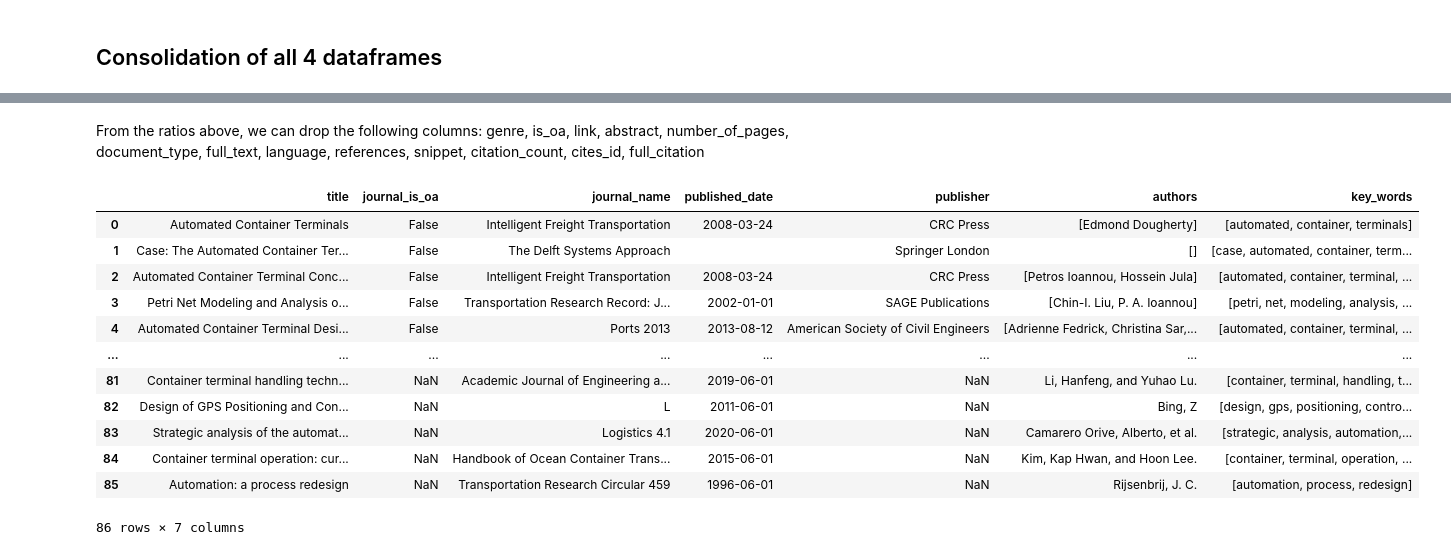
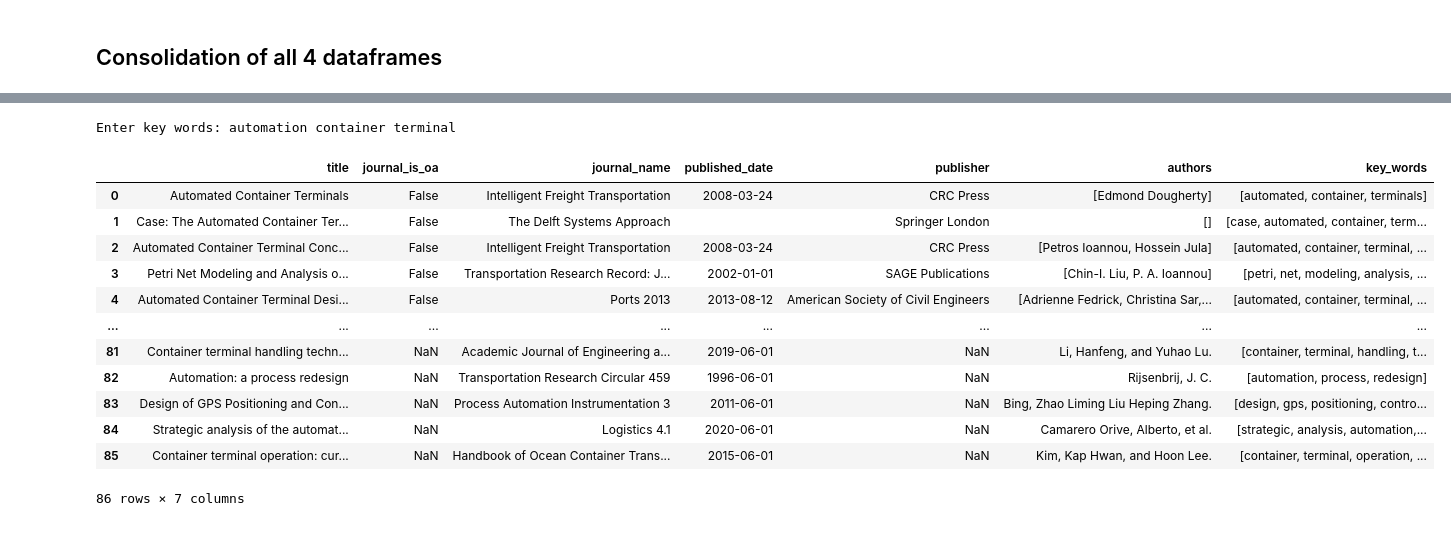
Before and after one commit to jhupiterz/research-analytics, a Jupyter notebook: Notebooks/test_other_apis.ipynb, the cells around one changed output, grey strips where cells are left out. Saved outputs shown, nothing was run; the diff lists cells and outputs as text; code cells hidden in the pictures.

Commit message:
added consolidated df module and tested it in notebook

```diff
--- a/Notebooks/test_other_apis.ipynb
+++ b/Notebooks/test_other_apis.ipynb
@@ -237,4 +88,2 @@ df_google = df_google.rename(columns={'resources_link':'link'})
 # %% [markdown]
 ## Consolidation of all 4 dataframes
-# %%
-consolidated_df = pd.concat([df_unpaywall, df_doaj, df_core, df_google]).reset_index(drop=True)
@@ -298,22 +90,18 @@ ratios_df
-# %% [markdown]
-From the ratios above, we can drop the following columns: genre, is_oa, link, abstract, number_of_pages, document_type, full_text, language, references, snippet, citation_count, cites_id, full_citation
-# %%
-consolidated_df.drop(labels=['doi', 'affiliations', 'genre', 'is_oa', 'link', 'abstract', 'number_of_pages',
-                             'document_type', 'full_text', 'language', 'references',
-                             'snippet', 'citation_count', 'cites_id', 'full_citation'], axis=1, inplace=True)
-# %%
-consolidated_df
-# %% [output]
-|  | title | journal_is_oa | journal_name | published_date | publisher | authors | key_words |
-| 0 | Automated Container Terminals | False | Intelligent Freight Transportation | 2008-03-24 | CRC Press | [Edmond Dougherty] | [automated, container, terminals] |
-| 1 | Case: The Automated Container Ter... | False | The Delft Systems Approach |  | Springer London | [] | [case, automated, container, term... |
-| 2 | Automated Container Terminal Conc... | False | Intelligent Freight Transportation | 2008-03-24 | CRC Press | [Petros Ioannou, Hossein Jula] | [automated, container, terminal, ... |
-| 3 | Petri Net Modeling and Analysis o... | False | Transportation Research Record: J... | 2002-01-01 | SAGE Publications | [Chin-I. Liu, P. A. Ioannou] | [petri, net, modeling, analysis, ... |
-| 4 | Automated Container Terminal Desi... | False | Ports 2013 | 2013-08-12 | American Society of Civil Engineers | [Adrienne Fedrick, Christina Sar,... | [automated, container, terminal, ... |
-| ... | ... | ... | ... | ... | ... | ... | ... |
-| 81 | Container terminal handling techn... | NaN | Academic Journal of Engineering a... | 2019-06-01 | NaN | Li, Hanfeng, and Yuhao Lu. | [container, terminal, handling, t... |
-| 82 | Design of GPS Positioning and Con... | NaN | L | 2011-06-01 | NaN | Bing, Z | [design, gps, positioning, contro... |
-| 83 | Strategic analysis of the automat... | NaN | Logistics 4.1 | 2020-06-01 | NaN | Camarero Orive, Alberto, et al. | [strategic, analysis, automation,... |
-| 84 | Container terminal operation: cur... | NaN | Handbook of Ocean Container Trans... | 2015-06-01 | NaN | Kim, Kap Hwan, and Hoon Lee. | [container, terminal, operation, ... |
-| 85 | Automation: a process redesign | NaN | Transportation Research Circular 459 | 1996-06-01 | NaN | Rijsenbrij, J. C. | [automation, process, redesign] |
-86 rows × 7 columns
+# %%
+consolidated_df = consolidated_df.get_consolidated_df()
+consolidated_df
+# %% [output]
+Enter key words: automation container terminal
+|  | title | journal_is_oa | journal_name | published_date | publisher | authors | key_words |
+| 0 | Automated Container Terminals | False | Intelligent Freight Transportation | 2008-03-24 | CRC Press | [Edmond Dougherty] | [automated, container, terminals] |
+| 1 | Case: The Automated Container Ter... | False | The Delft Systems Approach |  | Springer London | [] | [case, automated, container, term... |
+| 2 | Automated Container Terminal Conc... | False | Intelligent Freight Transportation | 2008-03-24 | CRC Press | [Petros Ioannou, Hossein Jula] | [automated, container, terminal, ... |
+| 3 | Petri Net Modeling and Analysis o... | False | Transportation Research Record: J... | 2002-01-01 | SAGE Publications | [Chin-I. Liu, P. A. Ioannou] | [petri, net, modeling, analysis, ... |
+| 4 | Automated Container Terminal Desi... | False | Ports 2013 | 2013-08-12 | American Society of Civil Engineers | [Adrienne Fedrick, Christina Sar,... | [automated, container, terminal, ... |
+| ... | ... | ... | ... | ... | ... | ... | ... |
+| 81 | Container terminal handling techn... | NaN | Academic Journal of Engineering a... | 2019-06-01 | NaN | Li, Hanfeng, and Yuhao Lu. | [container, terminal, handling, t... |
+| 82 | Automation: a process redesign | NaN | Transportation Research Circular 459 | 1996-06-01 | NaN | Rijsenbrij, J. C. | [automation, process, redesign] |
+| 83 | Design of GPS Positioning and Con... | NaN | Process Automation Instrumentation 3 | 2011-06-01 | NaN | Bing, Zhao Liming Liu Heping Zhang. | [design, gps, positioning, contro... |
+| 84 | Strategic analysis of the automat... | NaN | Logistics 4.1 | 2020-06-01 | NaN | Camarero Orive, Alberto, et al. | [strategic, analysis, automation,... |
+| 85 | Container terminal operation: cur... | NaN | Handbook of Ocean Container Trans... | 2015-06-01 | NaN | Kim, Kap Hwan, and Hoon Lee. | [container, terminal, operation, ... |
+86 rows × 7 columns
```
Also changed, not shown: parts of 31 cells of this notebook, 5 other files.
